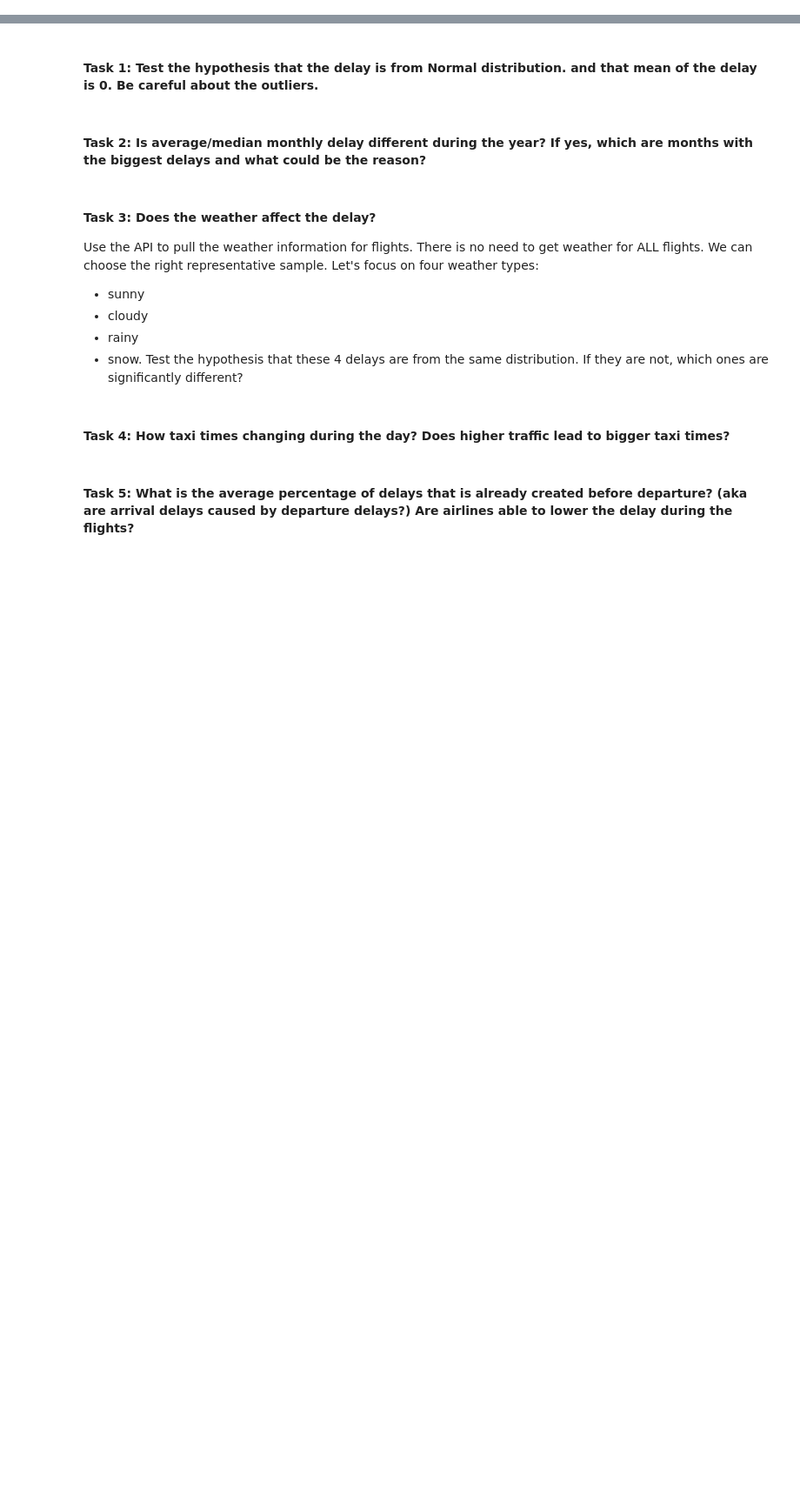
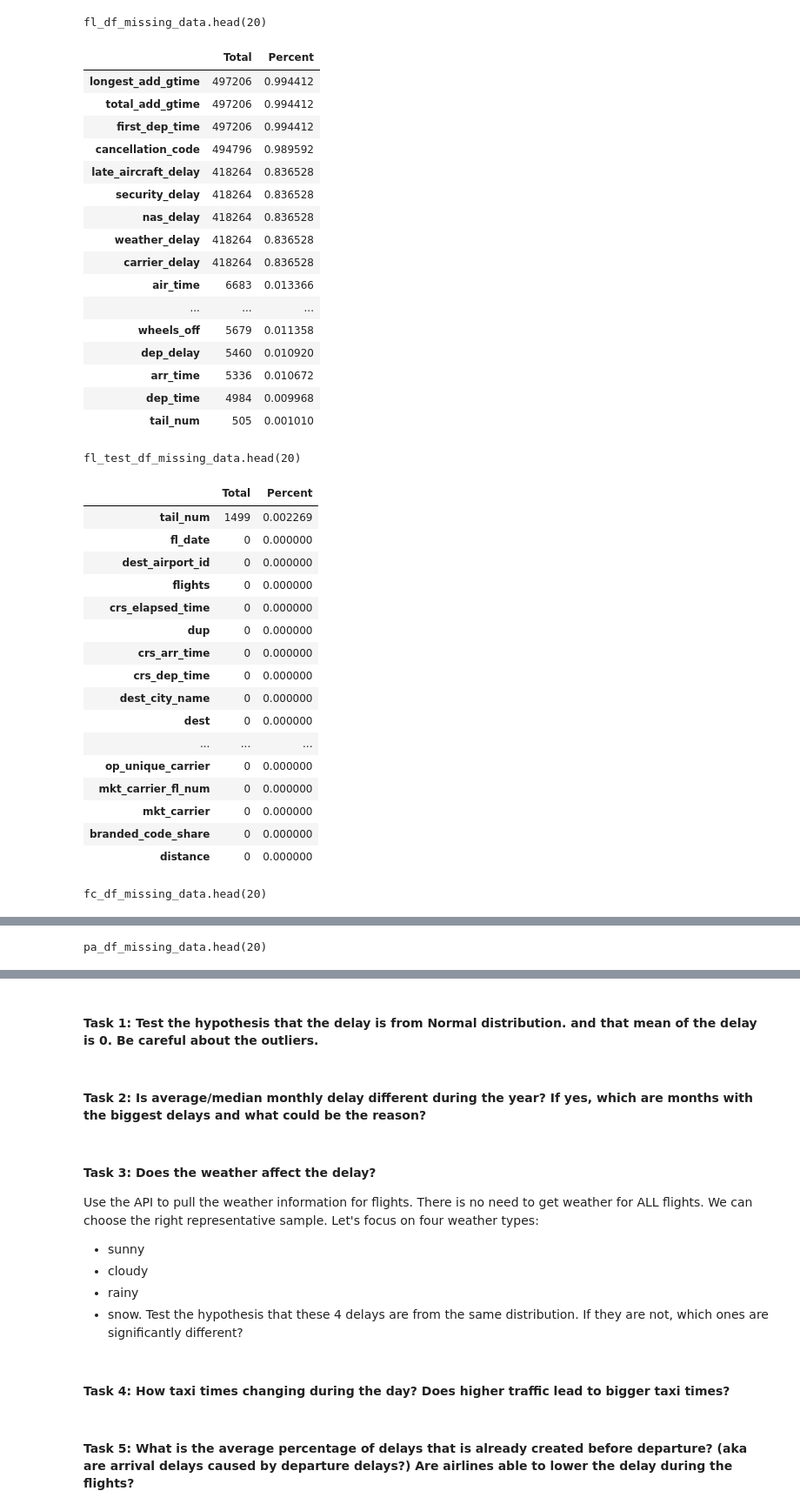
Before and after one commit to jdormaar/Flight-Delays, a Jupyter notebook: Workbook/exploratory_analysis.ipynb, the cells around one changed output, grey strips where cells are left out. Shown at 87% size. Saved outputs shown, nothing was run; the diff lists cells and outputs as text; code cells hidden in the pictures; blank space fills up the shorter version.

```diff
--- a/Workbook/exploratory_analysis.ipynb
+++ b/Workbook/exploratory_analysis.ipynb
@@ -11,0 +25,6 @@ good bye good bye
+# %%
+# Save working copies of the data:
+fl_df = flights.copy()
+fl_test_df = flights_test.copy()
+fc_df = fuel_consumption.copy()
+pa_df = passengers.copy()
@@ -11,0 +76,63 @@ good bye good bye
+# %%
+# Check for nulls:
+fl_df_nulls = fl_df.isnull().sum().sort_values(ascending= False)
+percent = (fl_df.isnull().sum()/fl_df.isnull().count()).sort_values(ascending = False)
+fl_df_missing_data = pd.concat([fl_df_nulls, percent], axis=1, keys=['Total', 'Percent'], verify_integrity= True)
+print(f'\nfl_df_missing_data.head(20)')
+display(fl_df_missing_data.head(20))
+
+fl_test_df_nulls = fl_test_df.isnull().sum().sort_values(ascending= False)
+percent = (fl_test_df.isnull().sum()/fl_test_df.isnull().count()).sort_values(ascending = False)
+fl_test_df_missing_data = pd.concat([fl_test_df_nulls, percent], axis=1, keys=['Total', 'Percent'], verify_integrity= True)
+print(f'\nfl_test_df_missing_data.head(20)')
+display(fl_test_df_missing_data.head(20))
+
+fc_df_nulls = fc_df.isnull().sum().sort_values(ascending= False)
+percent = (fc_df.isnull().sum()/fc_df.isnull().count()).sort_values(ascending = False)
+fc_df_missing_data = pd.concat([fc_df_nulls, percent], axis=1, keys=['Total', 'Percent'], verify_integrity= True)
+print(f'\nfc_df_missing_data.head(20)')
+display(fc_df_missing_data.head(20))
+
+pa_df_nulls = pa_df.isnull().sum().sort_values(ascending= False)
+percent = (pa_df.isnull().sum()/pa_df.isnull().count()).sort_values(ascending = False)
+pa_df_missing_data = pd.concat([pa_df_nulls, percent], axis=1, keys=['Total', 'Percent'], verify_integrity= True)
+print(f'\npa_df_missing_data.head(20)')
+display(pa_df_missing_data.head(20))
+# %% [output]
+fl_df_missing_data.head(20)
+|  | Total | Percent |
+| longest_add_gtime | 497206 | 0.994412 |
+| total_add_gtime | 497206 | 0.994412 |
+| first_dep_time | 497206 | 0.994412 |
+| cancellation_code | 494796 | 0.989592 |
+| late_aircraft_delay | 418264 | 0.836528 |
+| security_delay | 418264 | 0.836528 |
+| nas_delay | 418264 | 0.836528 |
+| weather_delay | 418264 | 0.836528 |
+| carrier_delay | 418264 | 0.836528 |
+| air_time | 6683 | 0.013366 |
+| ... | ... | ... |
+| wheels_off | 5679 | 0.011358 |
+| dep_delay | 5460 | 0.010920 |
+| arr_time | 5336 | 0.010672 |
+| dep_time | 4984 | 0.009968 |
+| tail_num | 505 | 0.001010 |
+fl_test_df_missing_data.head(20)
+|  | Total | Percent |
+| tail_num | 1499 | 0.002269 |
+| fl_date | 0 | 0.000000 |
+| dest_airport_id | 0 | 0.000000 |
+| flights | 0 | 0.000000 |
+| crs_elapsed_time | 0 | 0.000000 |
+| dup | 0 | 0.000000 |
+| crs_arr_time | 0 | 0.000000 |
+| crs_dep_time | 0 | 0.000000 |
+| dest_city_name | 0 | 0.000000 |
+| dest | 0 | 0.000000 |
+| ... | ... | ... |
+| op_unique_carrier | 0 | 0.000000 |
+| mkt_carrier_fl_num | 0 | 0.000000 |
+| mkt_carrier | 0 | 0.000000 |
+| branded_code_share | 0 | 0.000000 |
+| distance | 0 | 0.000000 |
+fc_df_missing_data.head(20)
@@ -11,0 +156 @@ good bye good bye
+pa_df_missing_data.head(20)
```
Also changed, not shown: parts of 8 cells of this notebook.
